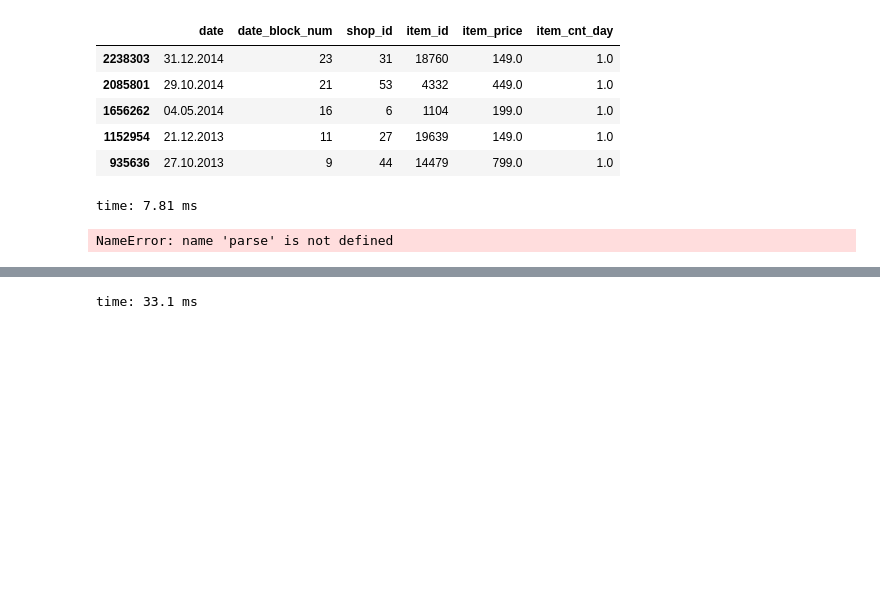
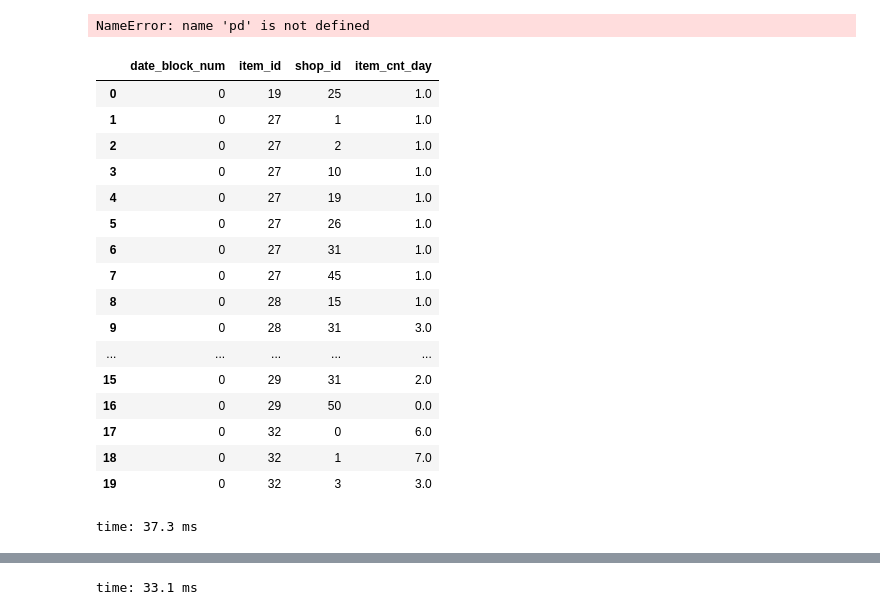
Before and after one commit to gyasis/ai-fall20, a Jupyter notebook: 4. Feature Eng/03. Numerical Enc/2. Notebooks/kagglecomp.ipynb, the cells around one changed output, grey strips where cells are left out. Cells and saved outputs as stored; diff of their text form; code cells hidden in the pictures; blank space fills up the shorter version.

Commit message:
final block to transform data; parquet filetype discovered

```diff
--- a/4. Feature Eng/03. Numerical Enc/2. Notebooks/kagglecomp.ipynb
+++ b/4. Feature Eng/03. Numerical Enc/2. Notebooks/kagglecomp.ipynb
@@ -43,14 +34,65 @@ time: 113 ms
-# %%
-smalldf.head(5)
-# %% [output]
-|  | date | date_block_num | shop_id | item_id | item_price | item_cnt_day |
-| 2238303 | 31.12.2014 | 23 | 31 | 18760 | 149.0 | 1.0 |
-| 2085801 | 29.10.2014 | 21 | 53 | 4332 | 449.0 | 1.0 |
-| 1656262 | 04.05.2014 | 16 | 6 | 1104 | 199.0 | 1.0 |
-| 1152954 | 21.12.2013 | 11 | 27 | 19639 | 149.0 | 1.0 |
-| 935636 | 27.10.2013 | 9 | 44 | 14479 | 799.0 | 1.0 |
-time: 7.81 ms
-# %%
-smalldf.date = smalldf.date.apply(lambda x: parse(x))
-# %% [output]
-NameError: name 'parse' is not defined
+# %%
+import numpy as np
+import pandas as pd
+
+
+data = pd.read_csv('ai-fall20/datasets/predict-future-sales/sales_train.csv'
+
+# Manipulate Train Data
+from dateutil.parser import parse
+data.date = data.date.astype('str')
+data.date = data.date.apply(lambda x: parse(x))
+data.date = data.date.apply(lambda x: pd.to_datetime(x,
+    format='%Y-%m-%dT',
+    errors='coerce'))
+data['month'] = data.date.dt.month
+data = smalldf.groupby(['item_id','shop_id','date_block_num'], as_index=False).agg({'item_price':'sum', "item_cnt_day":'sum','month':'first'})
+
+data = data.reset_index()
+
+tree = pd.read_csv('ai-fall20/datasets/predict-future-sales/items.csv')
+tree = tree.drop('item_name', axis=1)
+
+# Gist - SAVE!!! for now the only way I know how to create a dictionary with two columns
+# to map to a dataframe
+branch = tree.set_index('item_id').T.to_dict('records')[0]
+data['categories'] = data['item_id'].map(branch)
+
+
+# Manipulate Test Data
+test = pd.read_csv('ai-fall20/datasets/predict-future-sales/test.csv')
+test = test.assign(date_block_num = 34)
+test  = test.assign(month = 11)
+test['categories'] = test['item_id'].map(branch)
+
+
+#WriteOut to csv
+data.to_csv("Train_mod.csv", index=False)
+test.to_csv("Test_mod.csv", index=False)
+# %% [output]
+NameError: name 'pd' is not defined
+# %%
+catdf = pd.read_csv('ai-fall20/datasets/predict-future-sales/item_categories_translated.csv')
+shopdf = pd.read_csv('ai-fall20/datasets/predict-future-sales/shops_translate.csv')
+df =pd.read_csv('ai-fall20/datasets/predict-future-sales/Train_mod.csv', nrows=1500)
+
+df.head(20)
+# %% [output]
+|  | date_block_num | item_id | shop_id | item_cnt_day |
+| 0 | 0 | 19 | 25 | 1.0 |
+| 1 | 0 | 27 | 1 | 1.0 |
+| 2 | 0 | 27 | 2 | 1.0 |
+| 3 | 0 | 27 | 10 | 1.0 |
+| 4 | 0 | 27 | 19 | 1.0 |
+| 5 | 0 | 27 | 26 | 1.0 |
+| 6 | 0 | 27 | 31 | 1.0 |
+| 7 | 0 | 27 | 45 | 1.0 |
+| 8 | 0 | 28 | 15 | 1.0 |
+| 9 | 0 | 28 | 31 | 3.0 |
+| ... | ... | ... | ... | ... |
+| 15 | 0 | 29 | 31 | 2.0 |
+| 16 | 0 | 29 | 50 | 0.0 |
+| 17 | 0 | 32 | 0 | 6.0 |
+| 18 | 0 | 32 | 1 | 7.0 |
+| 19 | 0 | 32 | 3 | 3.0 |
+time: 37.3 ms
```
Also changed, not shown: parts of 11 cells of this notebook, 10 other files.
